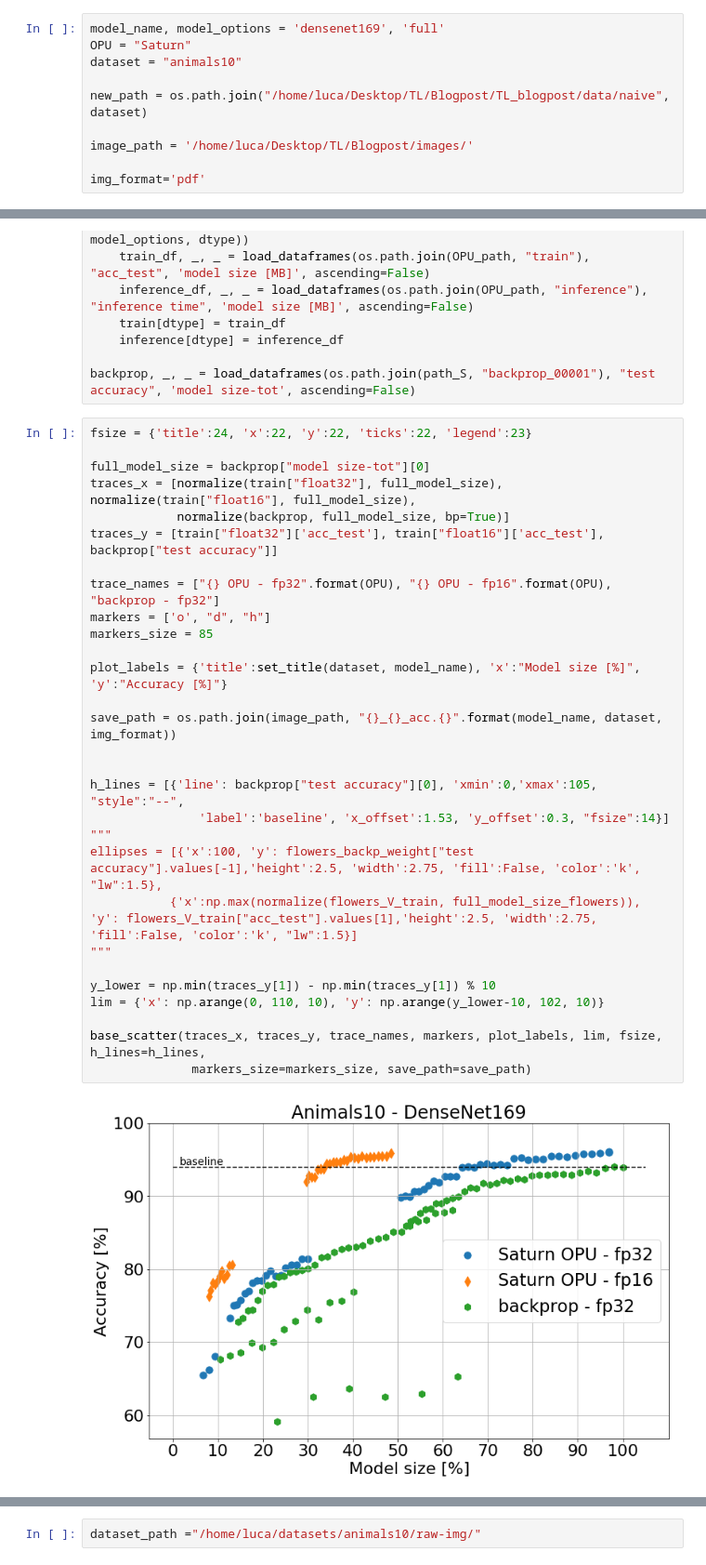
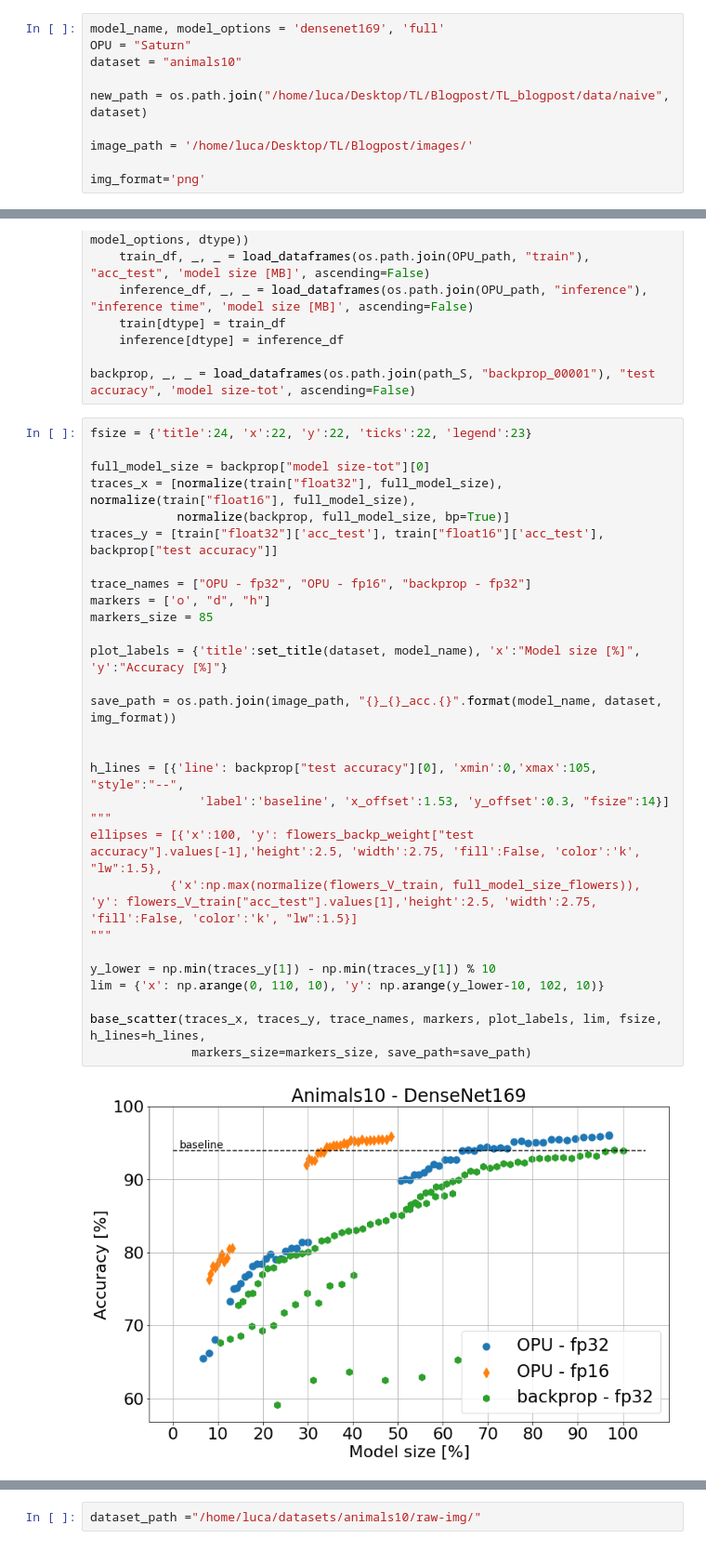
Before and after one commit to lightonai/transfer-learning-opu, a Jupyter notebook: notebooks/plots.ipynb, the cells around one changed output, grey strips where cells are left out. Shown: that part at 93% size. Cells and saved outputs as stored; diff of their text form.

```diff
--- a/notebooks/naive_plots.ipynb
+++ b/notebooks/plots.ipynb
@@ -89,7 +89,7 @@ new_path = os.path.join("/home/luca/Desktop/TL/Blogpost/TL_blogpost/data/naive",
 
 image_path = '/home/luca/Desktop/TL/Blogpost/images/'
 
-img_format='pdf'
+img_format='png'
 # %%
 n_components = 2
 dtype = "float16"
@@ -108,34 +108,34 @@ backprop, _, _ = load_dataframes(os.path.join(path_S, "backprop_00001"), "test a
 # %%
 fsize = {'title':24, 'x':22, 'y':22, 'ticks':22, 'legend':23}
 
 full_model_size = backprop["model size-tot"][0]
 traces_x = [normalize(train["float32"], full_model_size), normalize(train["float16"], full_model_size),
             normalize(backprop, full_model_size, bp=True)]
 traces_y = [train["float32"]['acc_test'], train["float16"]['acc_test'], backprop["test accuracy"]]
 
-trace_names = ["{} OPU - fp32".format(OPU), "{} OPU - fp16".format(OPU), "backprop - fp32"]
+trace_names = ["OPU - fp32", "OPU - fp16", "backprop - fp32"]
 markers = ['o', "d", "h"]
 markers_size = 85
 
 plot_labels = {'title':set_title(dataset, model_name), 'x':"Model size [%]", 'y':"Accuracy [%]"}
 
 save_path = os.path.join(image_path, "{}_{}_acc.{}".format(model_name, dataset, img_format))
 
 
 h_lines = [{'line': backprop["test accuracy"][0], 'xmin':0,'xmax':105, "style":"--",
                'label':'baseline', 'x_offset':1.53, 'y_offset':0.3, "fsize":14}]
 """
 ellipses = [{'x':100, 'y': flowers_backp_weight["test accuracy"].values[-1],'height':2.5, 'width':2.75, 'fill':False, 'color':'k', "lw":1.5},
            {'x':np.max(normalize(flowers_V_train, full_model_size_flowers)), 'y': flowers_V_train["acc_test"].values[1],'height':2.5, 'width':2.75, 'fill':False, 'color':'k', "lw":1.5}]
 """
 
 y_lower = np.min(traces_y[1]) - np.min(traces_y[1]) % 10
 lim = {'x': np.arange(0, 110, 10), 'y': np.arange(y_lower-10, 102, 10)}
 
 base_scatter(traces_x, traces_y, trace_names, markers, plot_labels, lim, fsize, h_lines=h_lines,
               markers_size=markers_size, save_path=save_path)
 # %% [output]
-[figure, old version]
+[figure, new version]
 # %%
 fsize = {'title':24, 'x':22, 'y':22, 'ticks':22, 'legend':23}
 
```
Also changed, not shown: parts of 7 cells of this notebook, 5 other files.
